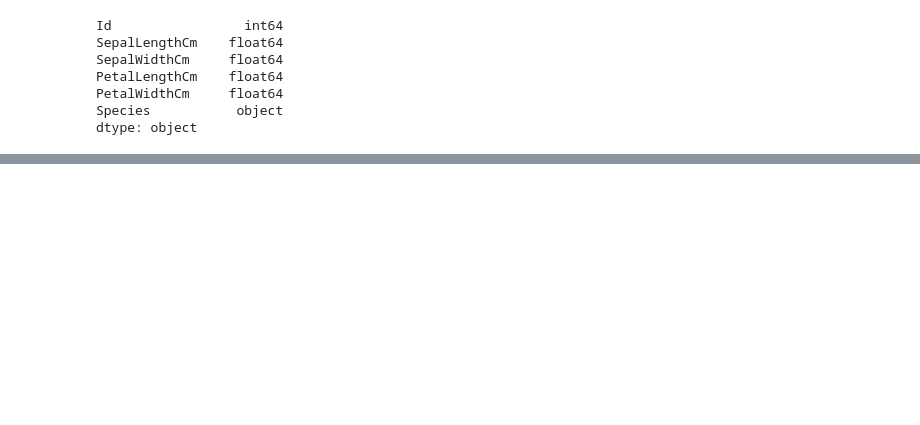
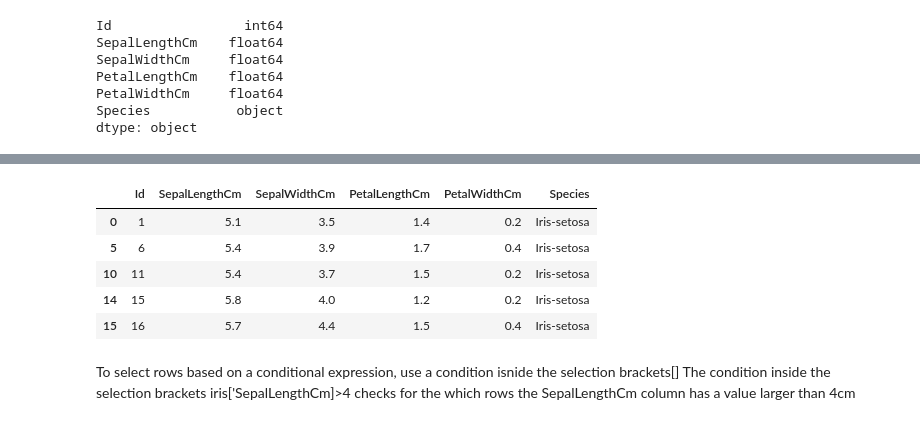
Before and after one commit to 254Bit/PythonPandasExercise, a Jupyter notebook: getting_started_pandas.ipynb, the cells around one changed output, grey strips where cells are left out. Drawn from its saved outputs; the diff is of its cells as text; code cells hidden in the pictures; blank space fills up the shorter version.

```diff
--- a/getting_started_pandas.ipynb
+++ b/getting_started_pandas.ipynb
@@ -156,0 +243,14 @@ dtype: object
+# %%
+#I am interested in sepal Length greater than 4.0cm
+above_5cm = iris[iris['SepalLengthCm']>5.0]
+above_5cm.head()
+# %% [output]
+|  | Id | SepalLengthCm | SepalWidthCm | PetalLengthCm | PetalWidthCm | Species |
+| 0 | 1 | 5.1 | 3.5 | 1.4 | 0.2 | Iris-setosa |
+| 5 | 6 | 5.4 | 3.9 | 1.7 | 0.4 | Iris-setosa |
+| 10 | 11 | 5.4 | 3.7 | 1.5 | 0.2 | Iris-setosa |
+| 14 | 15 | 5.8 | 4.0 | 1.2 | 0.2 | Iris-setosa |
+| 15 | 16 | 5.7 | 4.4 | 1.5 | 0.4 | Iris-setosa |
+# %% [markdown]
+To select rows based on a conditional expression, use a condition isnide the selection brackets[]
+The condition inside the selection brackets iris['SepalLengthCm]>4 checks for the which rows the SepalLengthCm column has a value larger than 4cm
```
Also changed, not shown: parts of 25 cells of this notebook.
